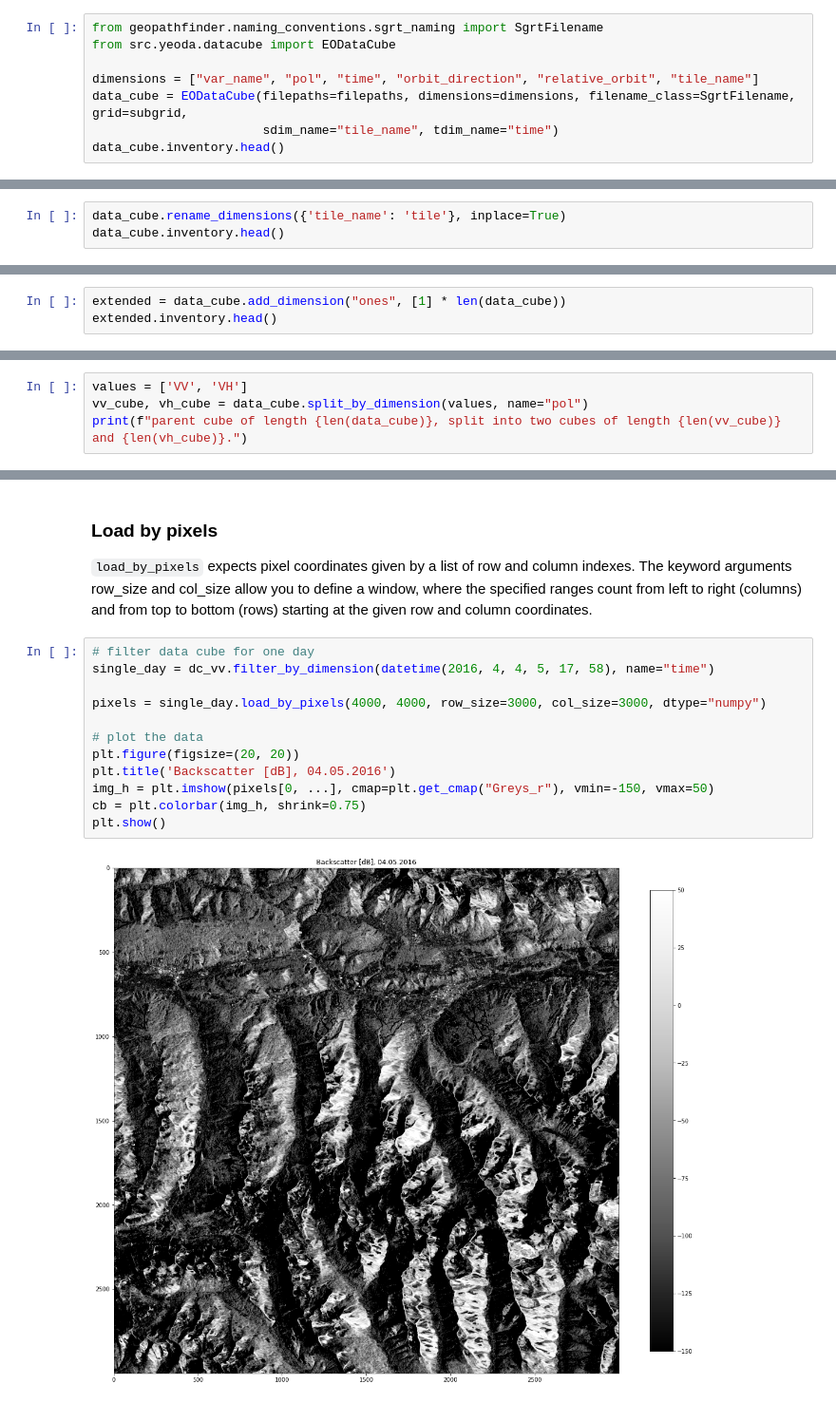
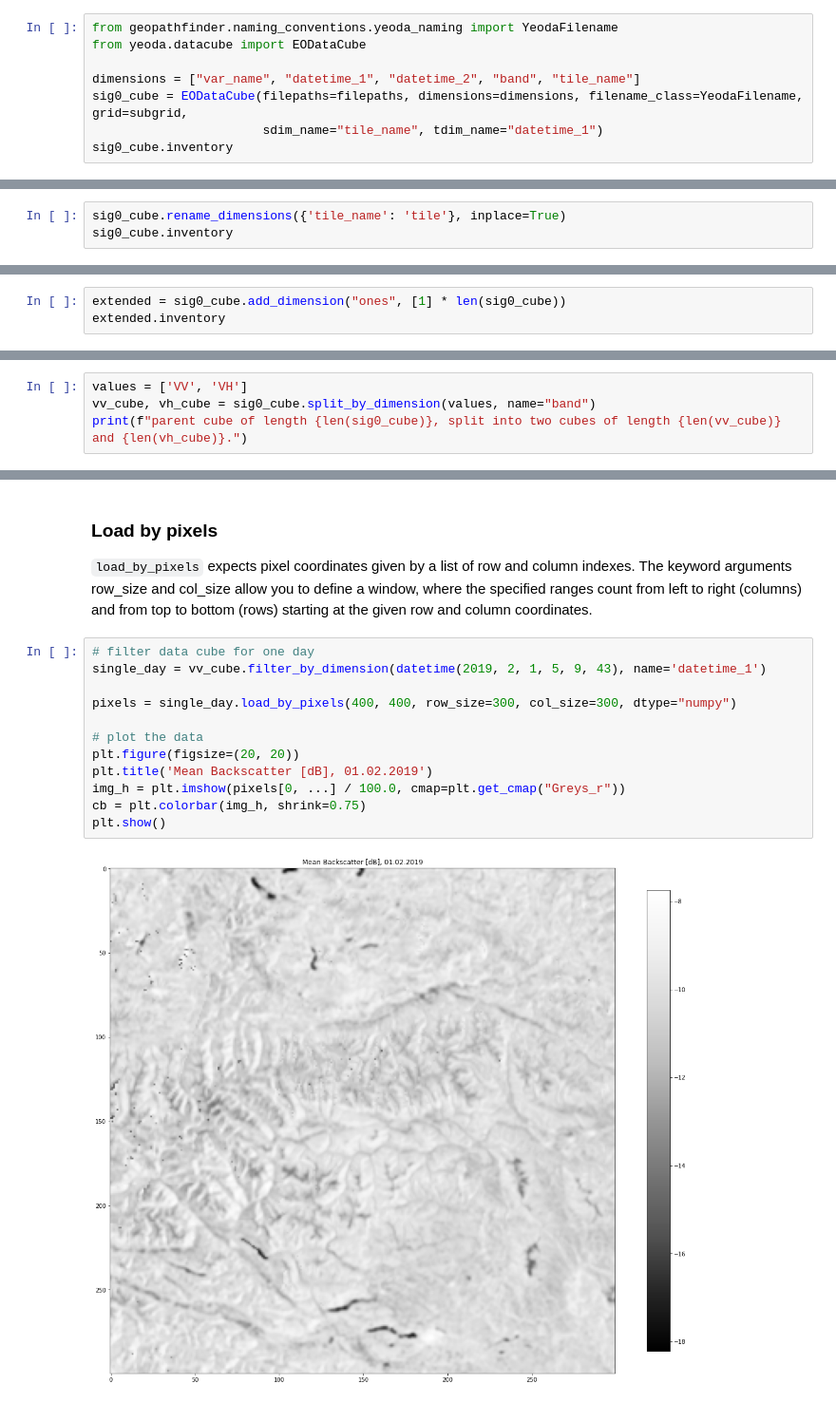
Before and after one commit to TUW-GEO/yeoda, a Jupyter notebook: docs/notebooks/feature_examples.ipynb, the cells around one changed output, grey strips where cells are left out. Shown at 95% size. Cells and saved outputs as stored; diff of their text form.

```diff
--- a/docs/notebooks/feature_examples.ipynb
+++ b/docs/notebooks/feature_examples.ipynb
@@ -43,9 +38,9 @@ The file registry and grid can now be used directly as input to *yeoda's* `EODat
 # %%
-from geopathfinder.naming_conventions.sgrt_naming import SgrtFilename
-from src.yeoda.datacube import EODataCube
+from geopathfinder.naming_conventions.yeoda_naming import YeodaFilename
+from yeoda.datacube import EODataCube
 
-dimensions = ["var_name", "pol", "time", "orbit_direction", "relative_orbit", "tile_name"]
-data_cube = EODataCube(filepaths=filepaths, dimensions=dimensions, filename_class=SgrtFilename, grid=subgrid,
-                       sdim_name="tile_name", tdim_name="time")
-data_cube.inventory.head()
+dimensions = ["var_name", "datetime_1", "datetime_2", "band", "tile_name"]
+sig0_cube = EODataCube(filepaths=filepaths, dimensions=dimensions, filename_class=YeodaFilename, grid=subgrid,
+                       sdim_name="tile_name", tdim_name="datetime_1")
+sig0_cube.inventory
 # %% [output]
@@ -81,6 +88,6 @@ The following sections shows how you can manipulate the dimensions of the data c
 
 If you have to work with a pre-defined naming convention in geopathfinder (e.g. the SGRT naming convention) and if you do not agree with the naming of the filename parts/dimensions, you can still rename dimensions afterwards:
 # %%
-data_cube.rename_dimensions({'tile_name': 'tile'}, inplace=True)
-data_cube.inventory.head()
+sig0_cube.rename_dimensions({'tile_name': 'tile'}, inplace=True)
+sig0_cube.inventory
 # %% [output]
@@ -95,6 +101,6 @@ data_cube.inventory.head()
 
 You can simply add new filepath-dependent values (e.g. file size, cloud coverage, …) along a new dimension (e.g. named “new_dimension”) with a few lines of code:
 # %%
-extended = data_cube.add_dimension("ones", [1] * len(data_cube))
-extended.inventory.head()
+extended = sig0_cube.add_dimension("ones", [1] * len(sig0_cube))
+extended.inventory
 # %% [output]
@@ -213,6 +201,6 @@ You can use split operations to segregate your data cube into chunks which then
 Split a data cube based on dimension values. The splitting conditions are expressed the same way as in `filter_by_dimension`.
 # %%
 values = ['VV', 'VH']
-vv_cube, vh_cube = data_cube.split_by_dimension(values, name="pol")
-print(f"parent cube of length {len(data_cube)}, split into two cubes of length {len(vv_cube)} and {len(vh_cube)}.")
+vv_cube, vh_cube = sig0_cube.split_by_dimension(values, name="band")
+print(f"parent cube of length {len(sig0_cube)}, split into two cubes of length {len(vv_cube)} and {len(vh_cube)}.")
 # %% [output]
@@ -377,15 +334,15 @@ By specifying the `dtype` to be "numpy" parameter of the loading function, we re
 `load_by_pixels` expects pixel coordinates given by a list of row and column indexes. The keyword arguments row_size and col_size allow you to define a window, where the specified ranges count from left to right (columns) and from top to bottom (rows) starting at the given row and column coordinates.
 # %%
 # filter data cube for one day
-single_day = dc_vv.filter_by_dimension(datetime(2016, 4, 4, 5, 17, 58), name="time")
+single_day = vv_cube.filter_by_dimension(datetime(2019, 2, 1, 5, 9, 43), name='datetime_1')
 
-pixels = single_day.load_by_pixels(4000, 4000, row_size=3000, col_size=3000, dtype="numpy")
+pixels = single_day.load_by_pixels(400, 400, row_size=300, col_size=300, dtype="numpy")
 
 # plot the data
 plt.figure(figsize=(20, 20))
-plt.title('Backscatter [dB], 04.05.2016')
-img_h = plt.imshow(pixels[0, ...], cmap=plt.get_cmap("Greys_r"), vmin=-150, vmax=50)
+plt.title('Mean Backscatter [dB], 01.02.2019')
+img_h = plt.imshow(pixels[0, ...] / 100.0, cmap=plt.get_cmap("Greys_r"))
 cb = plt.colorbar(img_h, shrink=0.75)
 plt.show()
 # %% [output]
-[figure, old version]
+[figure, new version]
```
Also changed, not shown: parts of 37 cells of this notebook.
